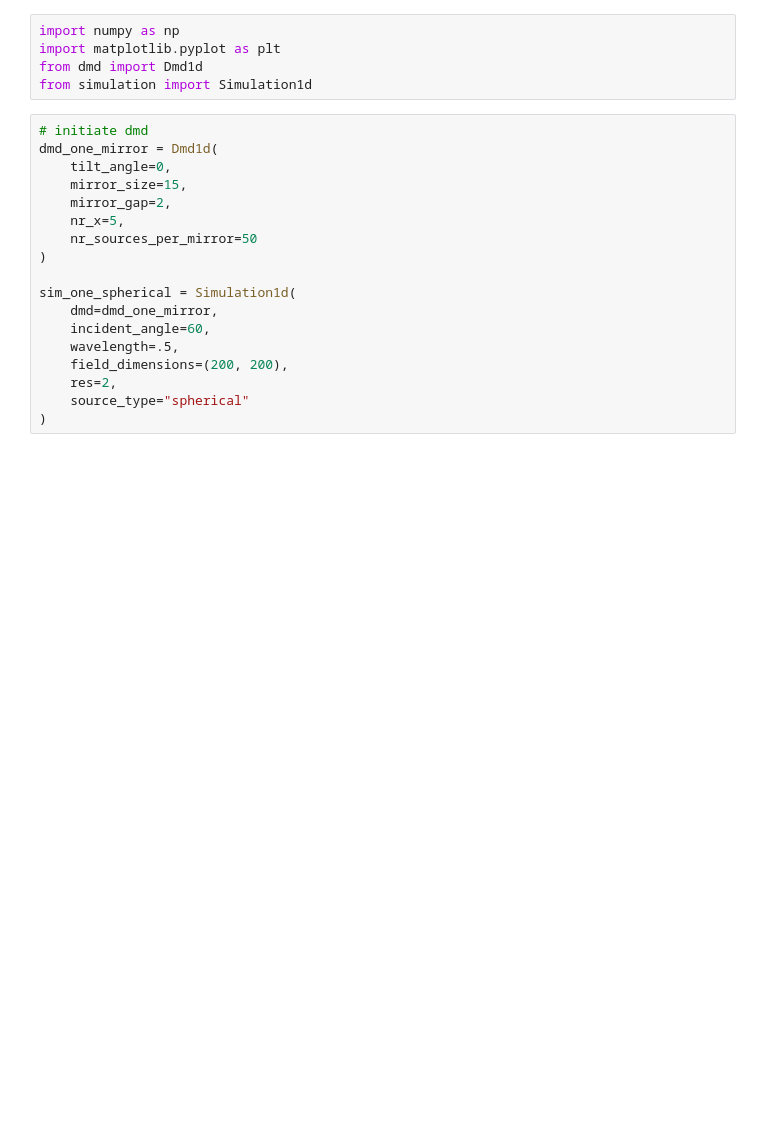
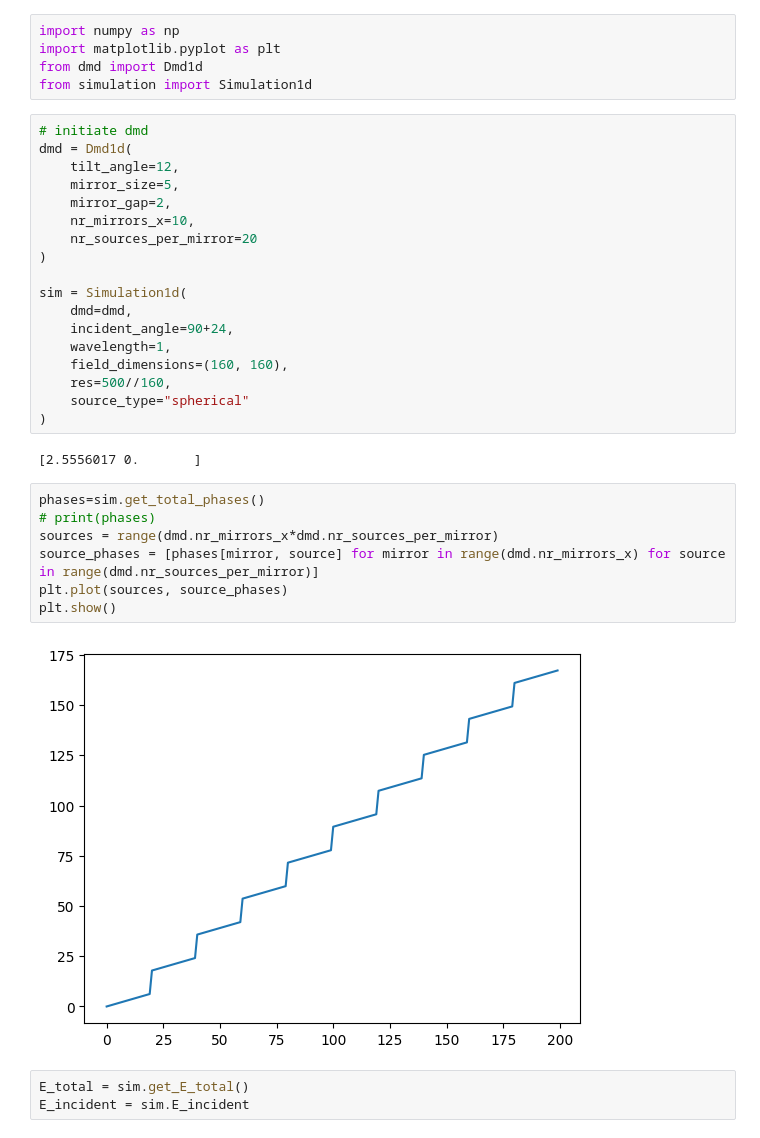
Before and after one commit to simon-fredrich/dmd_simulator, a Jupyter notebook: src/testing_simulation.ipynb, the cells around one changed output. Cells and saved outputs as stored; diff of their text form; blank space fills up the shorter version.

Commit message:
testing phase lag of point sources and mirror reflection

```diff
--- a/src/testing_simulation.ipynb
+++ b/src/testing_simulation.ipynb
@@ -5,20 +5,34 @@ from dmd import Dmd1d
 from simulation import Simulation1d
 # %%
 # initiate dmd
-dmd_one_mirror = Dmd1d(
-    tilt_angle=0,
-    mirror_size=15,
+dmd = Dmd1d(
+    tilt_angle=12,
+    mirror_size=5,
     mirror_gap=2,
-    nr_x=5,
-    nr_sources_per_mirror=50
+    nr_mirrors_x=10,
+    nr_sources_per_mirror=20
 )
 
-sim_one_spherical = Simulation1d(
-    dmd=dmd_one_mirror,
-    incident_angle=60,
-    wavelength=.5,
-    field_dimensions=(200, 200),
-    res=2,
+sim = Simulation1d(
+    dmd=dmd,
+    incident_angle=90+24,
+    wavelength=1,
+    field_dimensions=(160, 160),
+    res=500//160,
     source_type="spherical"
 )
+# %% [output]
+[2.5556017 0.       ]
+# %%
+phases=sim.get_total_phases()
+# print(phases)
+sources = range(dmd.nr_mirrors_x*dmd.nr_sources_per_mirror)
+source_phases = [phases[mirror, source] for mirror in range(dmd.nr_mirrors_x) for source in range(dmd.nr_sources_per_mirror)]
+plt.plot(sources, source_phases)
+plt.show()
+# %% [output]
+[figure, added]
+# %%
+E_total = sim.get_E_total()
+E_incident = sim.E_incident
 # %%
```
Also changed, not shown: parts of 2 cells of this notebook.
